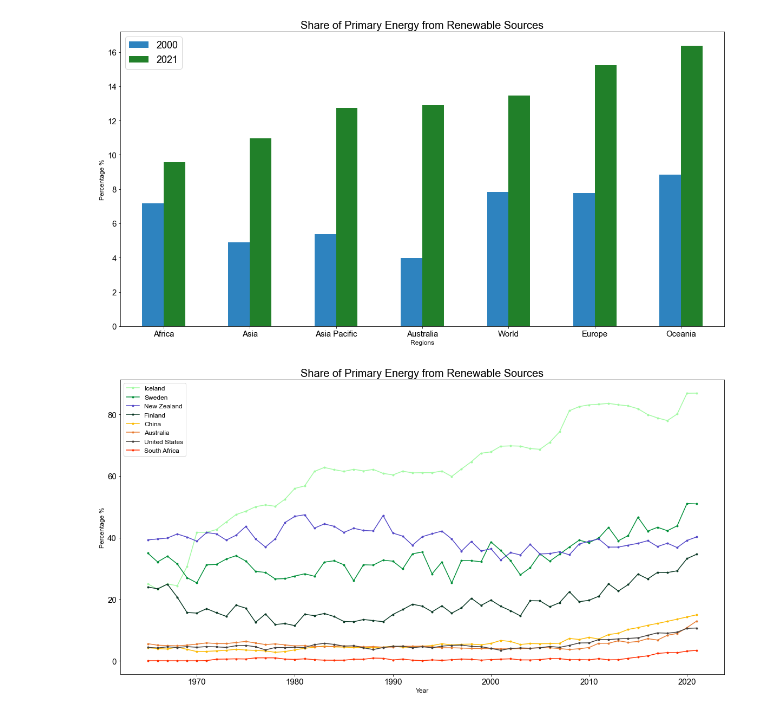
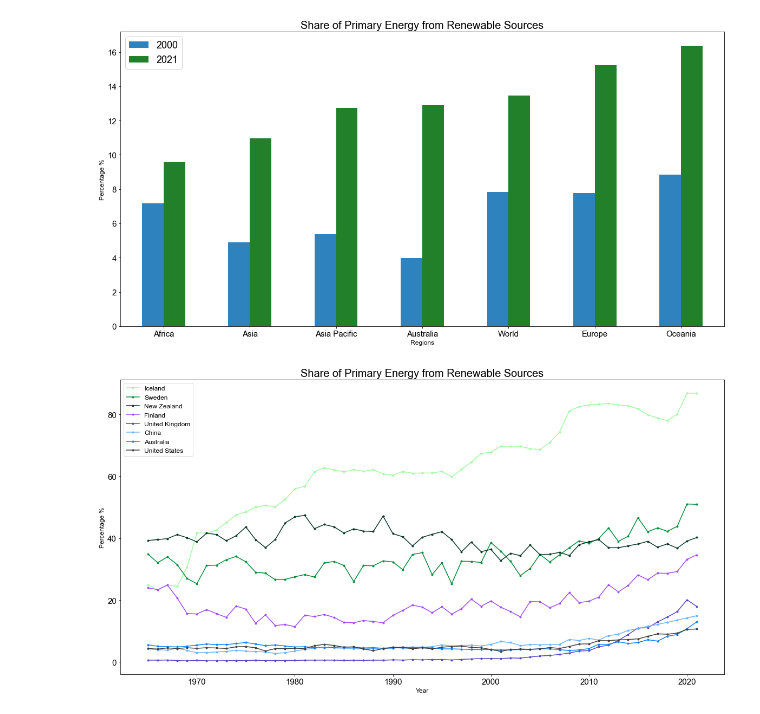
Before and after one commit to aaroln/ev, a Jupyter notebook: presentation.ipynb, the cells around one changed output. Drawn from its saved outputs; the diff is of its cells as text; code cells hidden in the pictures.

```diff
--- a/presentation.ipynb
+++ b/presentation.ipynb
@@ -344,31 +340,34 @@ chi = is_country('China')
 ice = is_country('Iceland')
 
 zaf = is_country('South Africa')
+
+unk = is_country('United Kingdom')
 # %%
 renewable = pd.DataFrame(period, columns=['Year'])
 
 
-com_ren = pd.concat([renewable, aus, nor, usa, nzl, fin, can, swe, chi, ice, zaf], axis=1)
+com_ren = pd.concat([renewable, aus, nor, usa, nzl, fin, can, swe, chi, ice, zaf, unk], axis=1)
 
 
 
 plt.title('Share of Primary Energy from Renewable Sources', fontsize=20)
 plt.plot(com_ren.Year, com_ren.Iceland, '.-', color='#A2FAA3', label='Iceland')
 plt.plot(com_ren.Year, com_ren.Sweden, '.-', color='#008F39', label='Sweden')
-plt.plot(com_ren.Year, com_ren['New Zealand'], '.-', color='#5448C8', label='New Zealand')
-plt.plot(com_ren.Year, com_ren.Finland, '.-', color='#093824', label='Finland')
-plt.plot(com_ren.Year,com_ren.China, '.-', color='#fcba03', label='China')
-plt.plot(com_ren.Year, com_ren.Australia, '.-', color='#e87b31', label='Australia')
+plt.plot(com_ren.Year, com_ren['New Zealand'], '.-', color='#093824', label='New Zealand')
+plt.plot(com_ren.Year, com_ren.Finland, '.-', color='#a34dff', label='Finland')
+plt.plot(com_ren.Year, com_ren['United Kingdom'], '.-', color='#5448C8', label='United Kingdom')
+plt.plot(com_ren.Year,com_ren.China, '.-', color='#6bb3ff', label='China')
+plt.plot(com_ren.Year, com_ren.Australia, '.-', color='#0a81ff', label='Australia')
 plt.plot(com_ren.Year, com_ren['United States'], '.-', color='#423E3B', label='United States')
-plt.plot(com_ren.Year, com_ren['South Africa'], '.-', color='#FF2E00', label='South Africa')
+
 
 plt.xlabel('Year', fontsize=12)
 
 plt.ylabel('Percentage %', fontsize=12)
 
 plt.legend(loc='upper left', prop={'size':12})
 
 
 plt.show()
 # %% [output]
-[figure, old version]
+[figure, new version]
```
Also changed, not shown: parts of 2 cells of this notebook.
